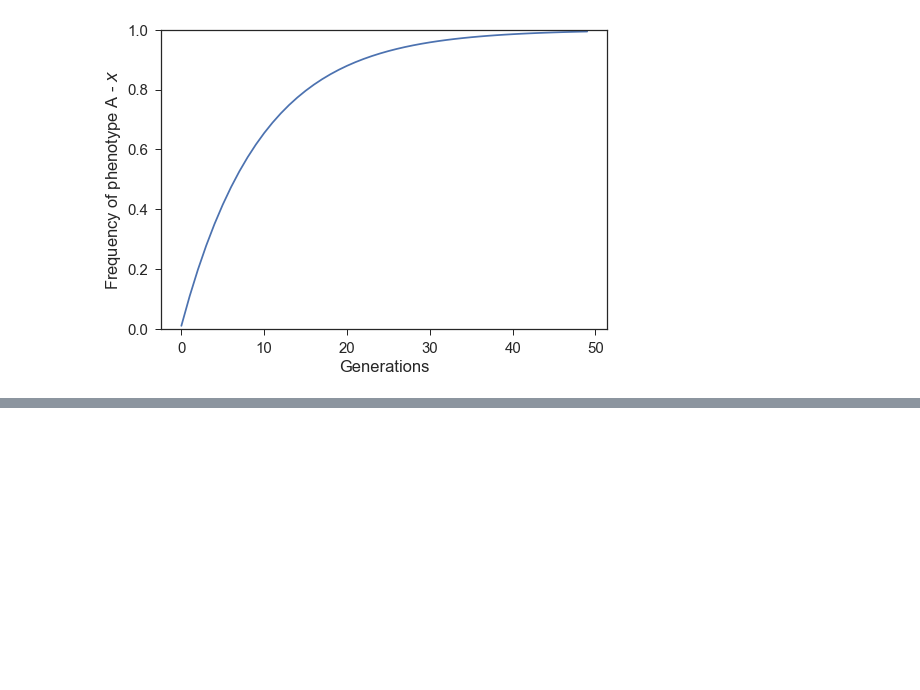
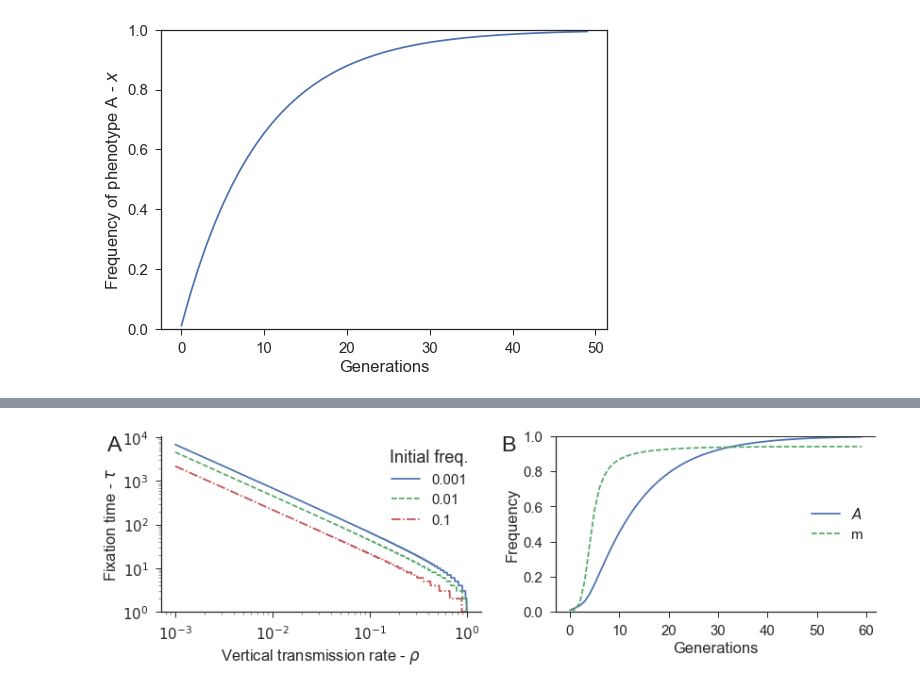
Before and after one commit to yoavram/Milpitas, a Jupyter notebook: notebooks/extreme selection.ipynb, the cells around one changed output, grey strips where cells are left out. Drawn from its saved outputs; the diff is of its cells as text; code cells hidden in the pictures; blank space fills up the shorter version.

Commit message:
competitions in extreme selection + figs

```diff
--- a/notebooks/extreme selection.ipynb
+++ b/notebooks/extreme selection.ipynb
@@ -7,6 +7,13 @@ sns.set(
     style='ticks',
     font_scale=1.5
 )
+
+def fig_panel_labels(axes, letters='ABCDEFGHIJKLMNOP', xcoord=-0.17, ycoord=0.92, panel_label_size=plt.rcParams[ 'axes.titlesize']*1.3):
+    return [
+        ax.annotate(letter, (xcoord, ycoord), xycoords='axes fraction', fontsize=panel_label_size)
+        for ax, letter
+        in zip(axes.flat, letters)
+    ]
 # %%
 def x(t, x0, ρ):
     return 1 - (1-ρ)**t * (1-x0)
@@ -48,0 +77,36 @@ sns.despine()
+# %%
+def evolution(ρ0=0.1, P0=0.01, m0 = 0.999, A0 = 0.1, n = 100):
+    ρ = ρ0
+    P = P0
+    x = np.zeros((4, n))
+    x[:, 0] = [m0*A0, m0*(1-A0), (1-m0)*A0, (1-m0)*(1-A0)]
+
+    for t in range(1, n):
+        x[:, t] = recursion(
+            x[:, t-1], ρ, P
+        )
+    return x
+# %%
+ρ0 = 0.1 # rate for m
+P0 = 0.01 # rate for M
+x0 = 0.01 # initial frequency of A
+m0 = 0.01 # initial frequency of m
+n = 60
+x = evolution(ρ0=ρ0, P0=P0, A0=x0, m0=m0, n=n)
+# %%
+fig, axes = plt.subplots(1, 2, figsize=(12, 4), sharex=False, sharey=False)
+
+plot_fixation_time(ax=axes[0])
+axes[0].legend(loc='upper right', title='Initial freq.')
+axes[1].plot(x[0]+x[2], label='$A$')
+axes[1].plot(x[0]+x[1], ls='--', label='m')
+# axes[1].plot(x[2]+x[3], ls='-.', label='M')
+axes[1].axhline(1, color='k')
+axes[1].set(ylabel='Frequency', xlabel='Generations', ylim=(0,1))
+axes[1].legend(loc='center right')
+fig_panel_labels(axes)
+fig.tight_layout()
+sns.despine()
+fig.savefig('../figures/extreme_selection_fixation_time.pdf')
+# %% [output]
+[figure, added]
```
Also changed, not shown: parts of 2 cells of this notebook, 1 other file.
